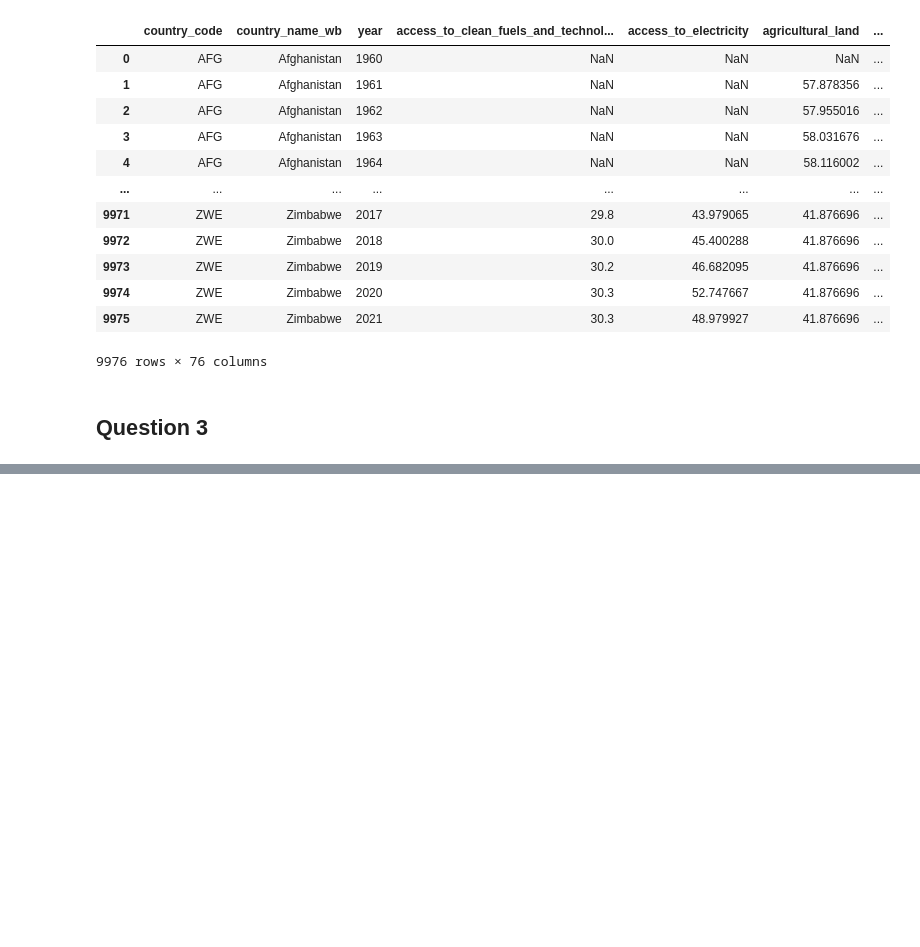
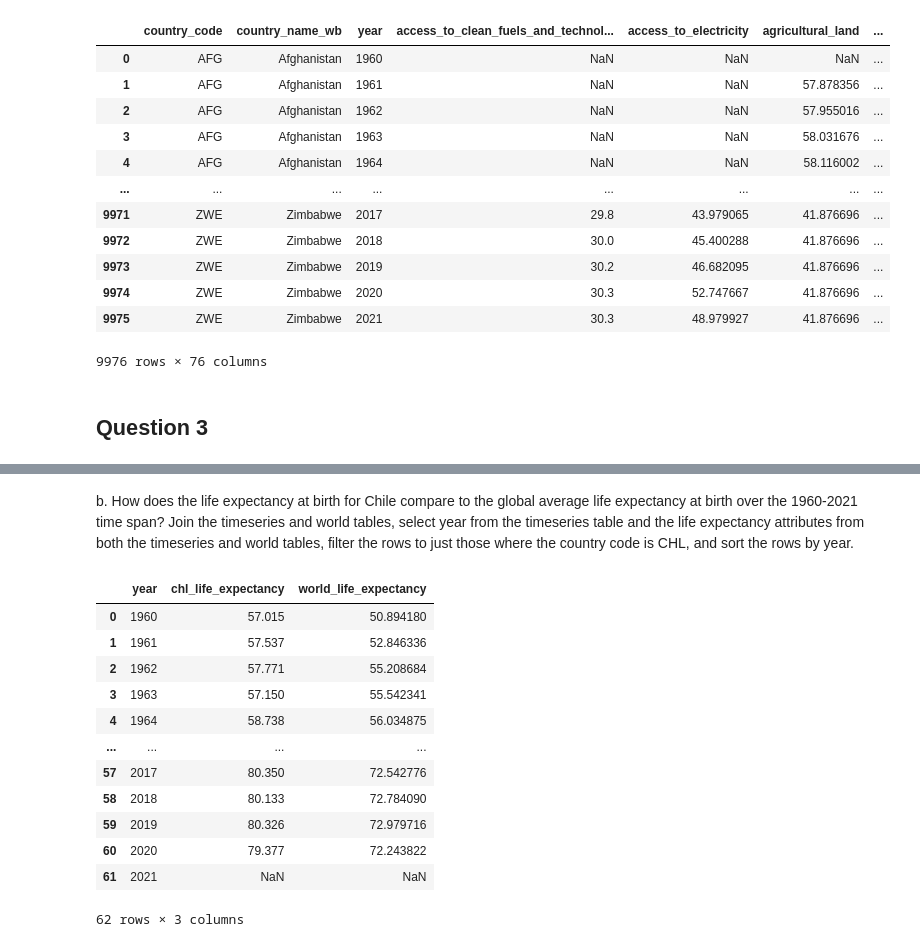
Before and after one commit to eanelson01/Lab3, a Jupyter notebook: lab3_notebook.ipynb, the cells around one changed output, grey strips where cells are left out. Saved outputs shown, nothing was run; the diff lists cells and outputs as text; code cells hidden in the pictures; blank space fills up the shorter version.

```diff
--- a/lab3_notebook.ipynb
+++ b/lab3_notebook.ipynb
@@ -615,0 +725,2 @@ timeseries
+# %%
+timeseries = timeseries.drop(['country_name_wb', 'country_name_vdem'], axis = 1)
@@ -615,0 +765,8 @@ timeseries
+# %%
+engine = create_engine('postgresql+psycopg2://{user}:{password}@{host}:{port}/{db}'.format(
+    user = 'postgres',
+    password = POSTGRES_PASSWORD,
+    host = 'postgres',
+    port = 5432,
+    db = 'cardib'
+))
@@ -615,0 +838,33 @@ timeseries
+# %% [markdown]
+b. How does the life expectancy at birth for Chile compare to the global average life
+expectancy at birth over the 1960-2021 time span? Join the timeseries and world tables,
+select year from the timeseries table and the life expectancy attributes from both the
+timeseries and world tables, filter the rows to just those where the country code is CHL,
+and sort the rows by year.
+# %%
+myquery = '''
+SELECT t.year,
+        t.life_expectancy_at_birth as chl_life_expectancy,
+        w.life_expectancy_at_birth as world_life_expectancy
+FROM timeseries t
+INNER JOIN world w
+    ON t.year = w.year
+WHERE t.country_code = 'CHL'
+ORDER BY t.year
+    ASC
+'''
+pd.read_sql_query(myquery, con = engine)
+# %% [output]
+|  | year | chl_life_expectancy | world_life_expectancy |
+| 0 | 1960 | 57.015 | 50.894180 |
+| 1 | 1961 | 57.537 | 52.846336 |
+| 2 | 1962 | 57.771 | 55.208684 |
+| 3 | 1963 | 57.150 | 55.542341 |
+| 4 | 1964 | 58.738 | 56.034875 |
+| ... | ... | ... | ... |
+| 57 | 2017 | 80.350 | 72.542776 |
+| 58 | 2018 | 80.133 | 72.784090 |
+| 59 | 2019 | 80.326 | 72.979716 |
+| 60 | 2020 | 79.377 | 72.243822 |
+| 61 | 2021 | NaN | NaN |
+62 rows × 3 columns
```
Also changed, not shown: parts of 29 cells of this notebook.
